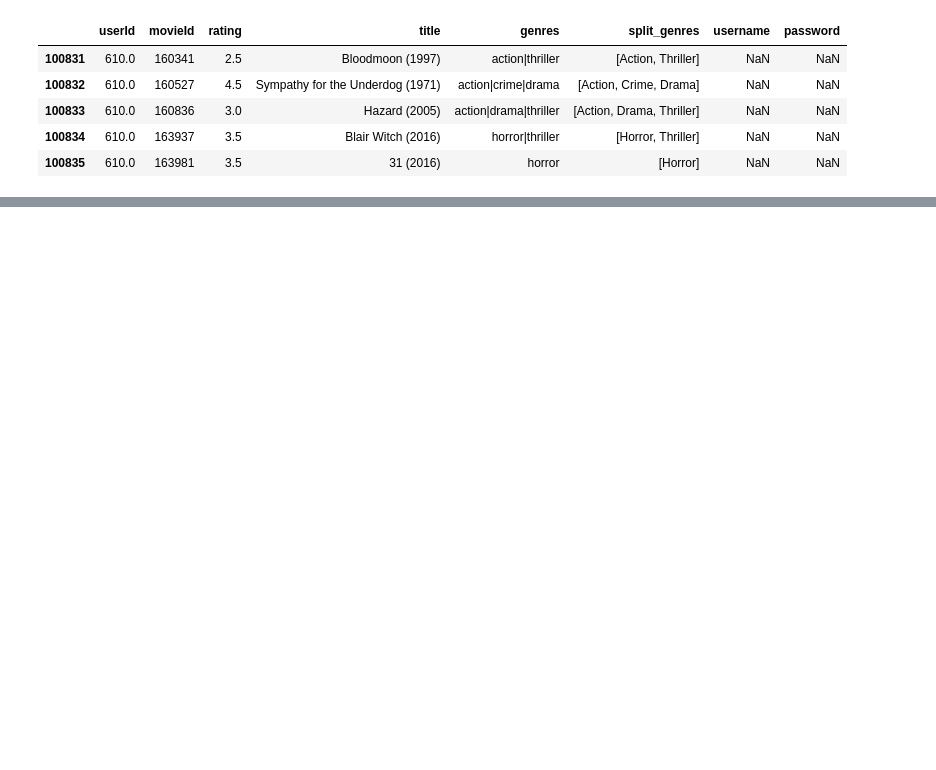
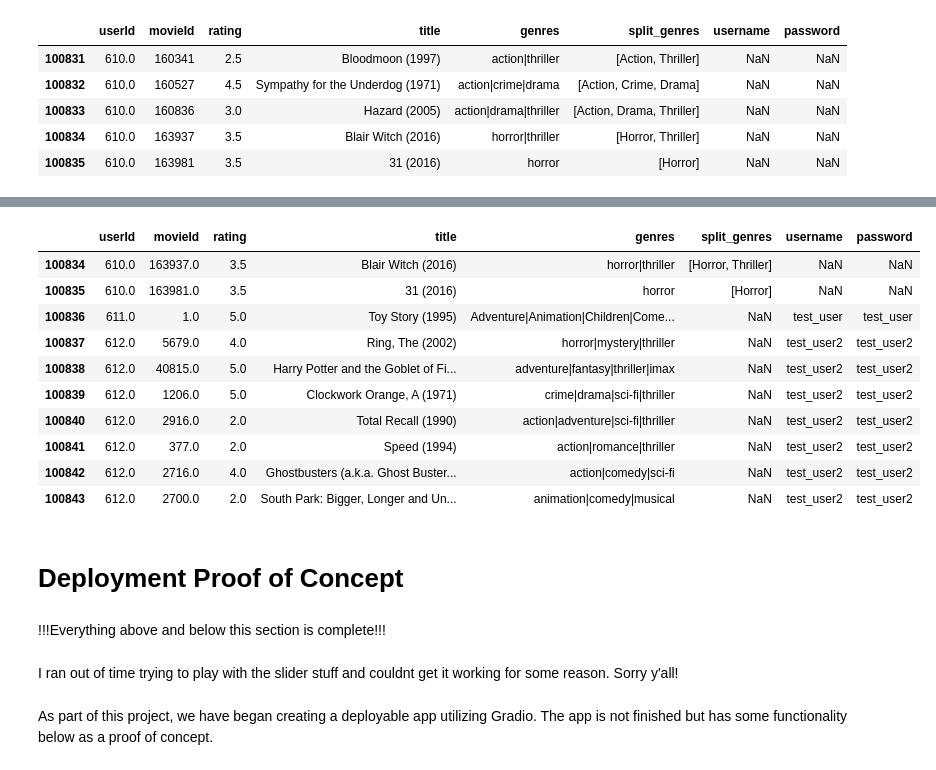
Before and after one commit to JasmineHuang25/rec-systems-project, a Jupyter notebook: clean.ipynb, the cells around one changed output, grey strips where cells are left out. Cells and saved outputs as stored; diff of their text form; code cells hidden in the pictures; blank space fills up the shorter version.

```diff
--- a/clean.ipynb
+++ b/clean.ipynb
@@ -551,2 +645,0 @@ new_user_df.tail()
-# %%
-new_user_df = functions.start_program(new_user_df, movies_df, model=baseline)
@@ -619,0 +693,22 @@ It would be nice to include a way to incorporate user feedback on recommendation
+# %%
+new_user_df.tail(10)
+# %% [output]
+|  | userId | movieId | rating | title | genres | split_genres | username | password |
+| 100834 | 610.0 | 163937.0 | 3.5 | Blair Witch (2016) | horror|thriller | [Horror, Thriller] | NaN | NaN |
+| 100835 | 610.0 | 163981.0 | 3.5 | 31 (2016) | horror | [Horror] | NaN | NaN |
+| 100836 | 611.0 | 1.0 | 5.0 | Toy Story (1995) | Adventure|Animation|Children|Come... | NaN | test_user | test_user |
+| 100837 | 612.0 | 5679.0 | 4.0 | Ring, The (2002) | horror|mystery|thriller | NaN | test_user2 | test_user2 |
+| 100838 | 612.0 | 40815.0 | 5.0 | Harry Potter and the Goblet of Fi... | adventure|fantasy|thriller|imax | NaN | test_user2 | test_user2 |
+| 100839 | 612.0 | 1206.0 | 5.0 | Clockwork Orange, A (1971) | crime|drama|sci-fi|thriller | NaN | test_user2 | test_user2 |
+| 100840 | 612.0 | 2916.0 | 2.0 | Total Recall (1990) | action|adventure|sci-fi|thriller | NaN | test_user2 | test_user2 |
+| 100841 | 612.0 | 377.0 | 2.0 | Speed (1994) | action|romance|thriller | NaN | test_user2 | test_user2 |
+| 100842 | 612.0 | 2716.0 | 4.0 | Ghostbusters (a.k.a. Ghost Buster... | action|comedy|sci-fi | NaN | test_user2 | test_user2 |
+| 100843 | 612.0 | 2700.0 | 2.0 | South Park: Bigger, Longer and Un... | animation|comedy|musical | NaN | test_user2 | test_user2 |
+# %% [markdown]
+# Deployment Proof of Concept
+# %% [markdown]
+!!!Everything above and below this section is complete!!!
+# %% [markdown]
+I ran out of time trying to play with the slider stuff and couldnt get it working for some reason. Sorry y'all!
+# %% [markdown]
+As part of this project, we have began creating a deployable app utilizing Gradio. The app is not finished but has some functionality below as a proof of concept.
```
Also changed, not shown: parts of 101 cells of this notebook.
